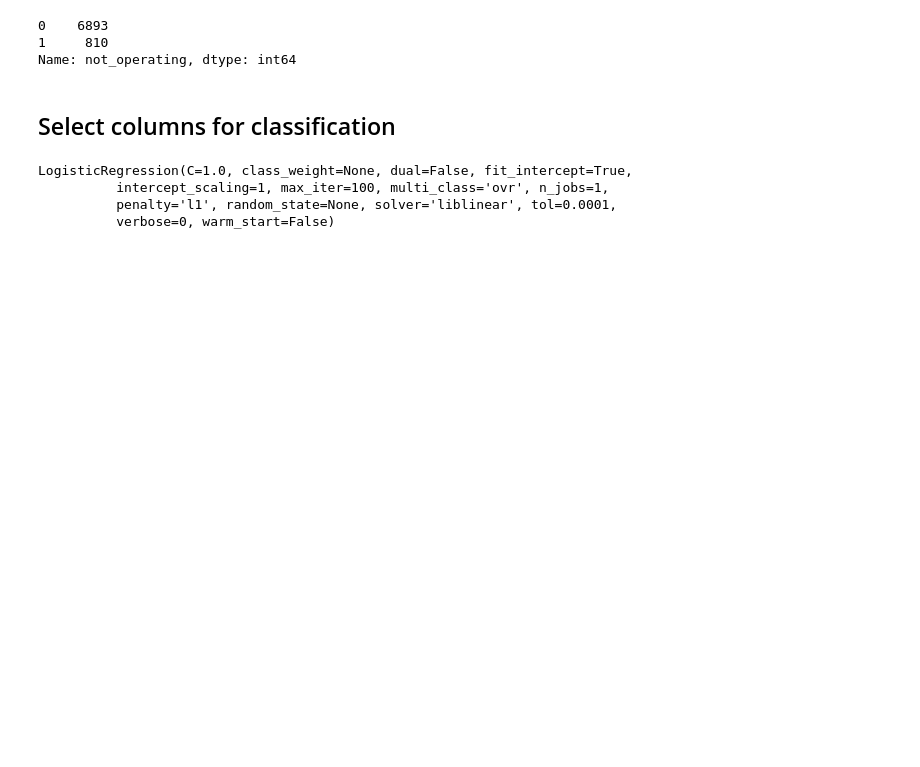
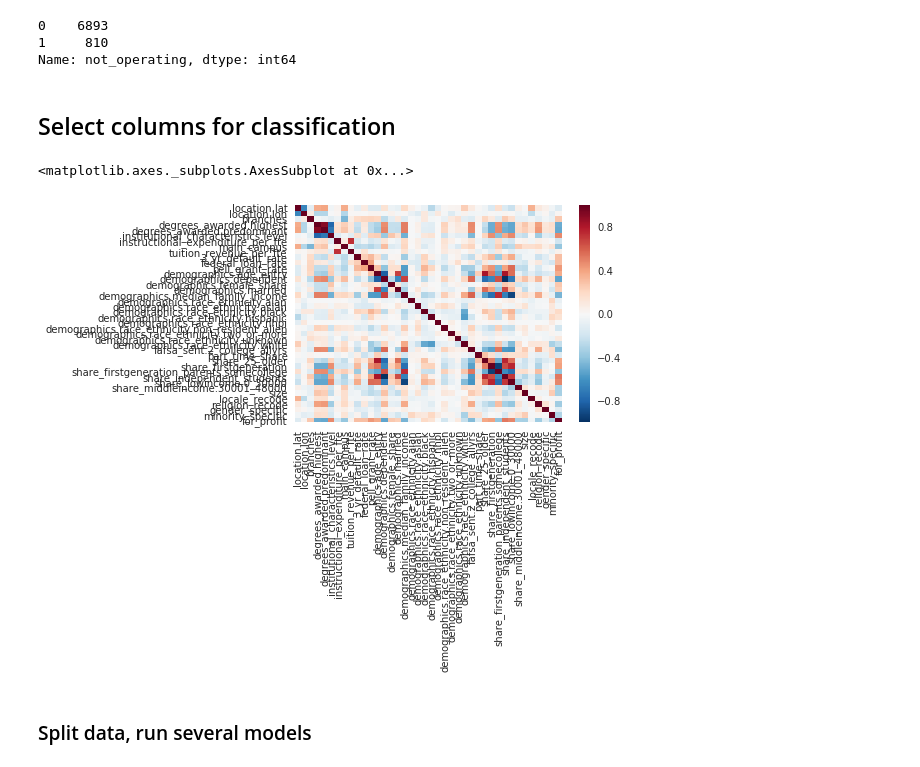
Before and after one commit to aawiegel/CollegeClassification, a Jupyter notebook: Classification.ipynb, the cells around one changed output. Cells and saved outputs as stored; diff of their text form; code cells hidden in the pictures; blank space fills up the shorter version.

```diff
--- a/Classification.ipynb
+++ b/Classification.ipynb
@@ -140,6 +177,7 @@ student_lownull.remove('family_income.overall')
 student_lownull.remove('valid_dependency_status')
 student_lownull.remove('parents_education_level')
 student_lownull.remove('id')
+student_lownull.remove('students_with_pell_grant')
 student_lownull
 # %% [output]
 ['demographics.age_entry',
@@ -301,7 +315,7 @@ continuous_vars = ['instructional_expenditure_per_fte', 'tuition_revenue_per_fte
                    'fafsa_sent.2_college_allyrs', 'part_time_share','share_25_older',
                    'share_firstgeneration','share_firstgeneration_parents.somecollege',
                    'share_independent_students','share_lowincome.0_30000',
-                   'share_middleincome.30001_48000','size','students_with_pell_grant']
+                   'share_middleincome.30001_48000','size']
 # %%
 for var in continuous_vars:
     school_df[var].fillna(school_df[var].mean(), inplace=True)
@@ -339,7 +353,7 @@ cleaned_school_df = school_df.drop(['locale', 'men_only',
                                     'minority_serving.nant', 'minority_serving.predominantly_black',
                                     'minority_serving.tribal', 'religious_affiliation', 'state',
                                     'state_fips','women_only', 'demographics.men',
-                                    'demographics.women'], axis = 1)
+                                    'demographics.women', 'demographics.first_generation'], axis = 1)
 # %%
 cleaned_school_df.info()
 # %% [output]
@@ -375,5 +387,12 @@ Name: not_operating, dtype: int64
 # %%
 X = cleaned_school_df.drop(['id', 'city', 'name', 'ownership', 'region_id', 'operating', 'not_operating'], axis = 1)
 y = cleaned_school_df.not_operating
+# %%
+sns.heatmap(X.corr())
+# %% [output]
+<matplotlib.axes._subplots.AxesSubplot at 0x...>
+[figure, added]
+# %% [markdown]
+### Split data, run several models
 # %%
 X_train, X_test, y_train, y_test = train_test_split(X, y, random_state=42, test_size=0.2)
@@ -382,7 +398,0 @@ log_model = LogisticRegression(penalty='l1')
-# %%
-log_model.fit(X_train, y_train)
-# %% [output]
-LogisticRegression(C=1.0, class_weight=None, dual=False, fit_intercept=True,
-          intercept_scaling=1, max_iter=100, multi_class='ovr', n_jobs=1,
-          penalty='l1', random_state=None, solver='liblinear', tol=0.0001,
-          verbose=0, warm_start=False)
```
Also changed, not shown: parts of 38 cells of this notebook.
